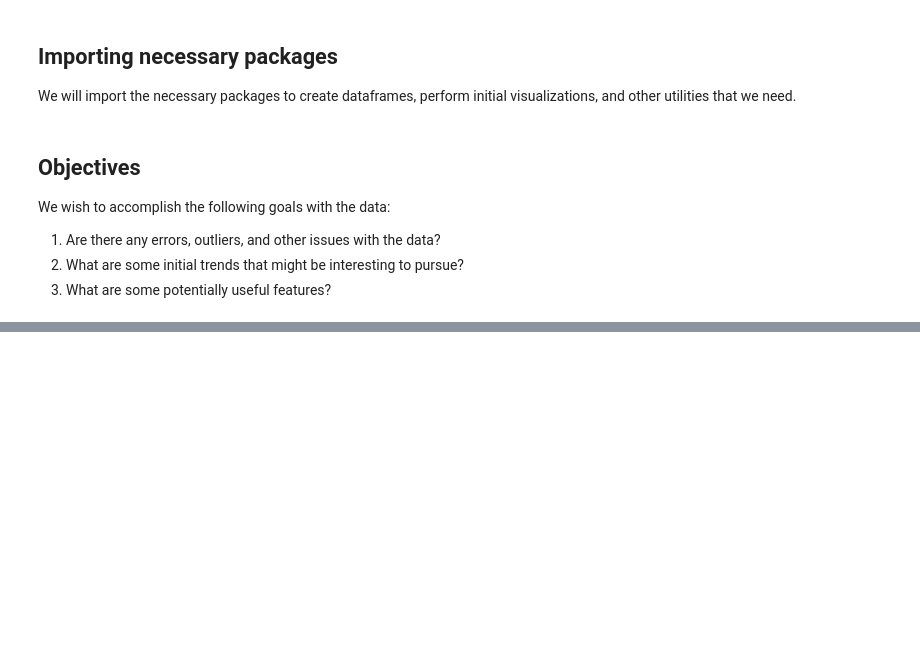
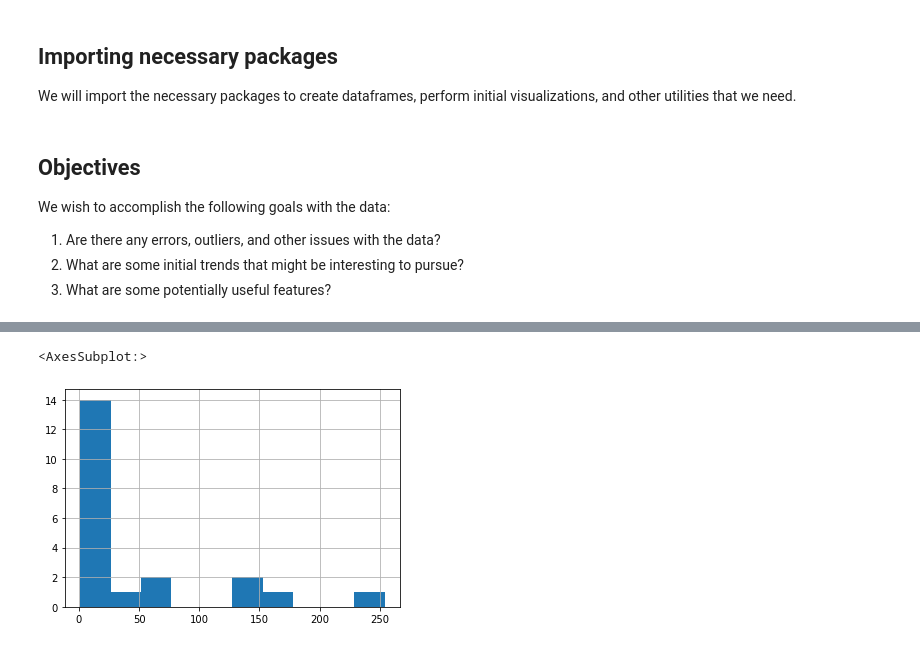
Before and after one commit to lutimoth/LaptopPriceModeling, a Jupyter notebook: Laptop Data Wrangling.ipynb, the cells around one changed output, grey strips where cells are left out. Cells and saved outputs as stored; diff of their text form; code cells hidden in the pictures; blank space fills up the shorter version.

```diff
--- a/Laptop Data Wrangling.ipynb
+++ b/Laptop Data Wrangling.ipynb
@@ -24,0 +264,18 @@ We wish to accomplish the following goals with the data:
+# %%
+#We're going to look at the columns 'brand', 'model', 'processor_brand','processor_name','os','weight'
+#'Touchscreen', and 'msoffice'
+#We're gonna start with building a function that might be able to automate the counting
+
+def count_column(df,col_list):
+    count = {}
+    for elem in col_list:
+        count[elem] = df[elem].value_counts()
+    return count
+
+columns_to_count = ['brand','model','processor_brand', 'processor_name','os','weight','Touchscreen','msoffice']
+laptop_string_counts = count_column(laptop_data, columns_to_count)
+# %%
+laptop_string_counts['brand'].hist()
+# %% [output]
+<AxesSubplot:>
+[figure, added]
```
Also changed, not shown: parts of 38 cells of this notebook.
